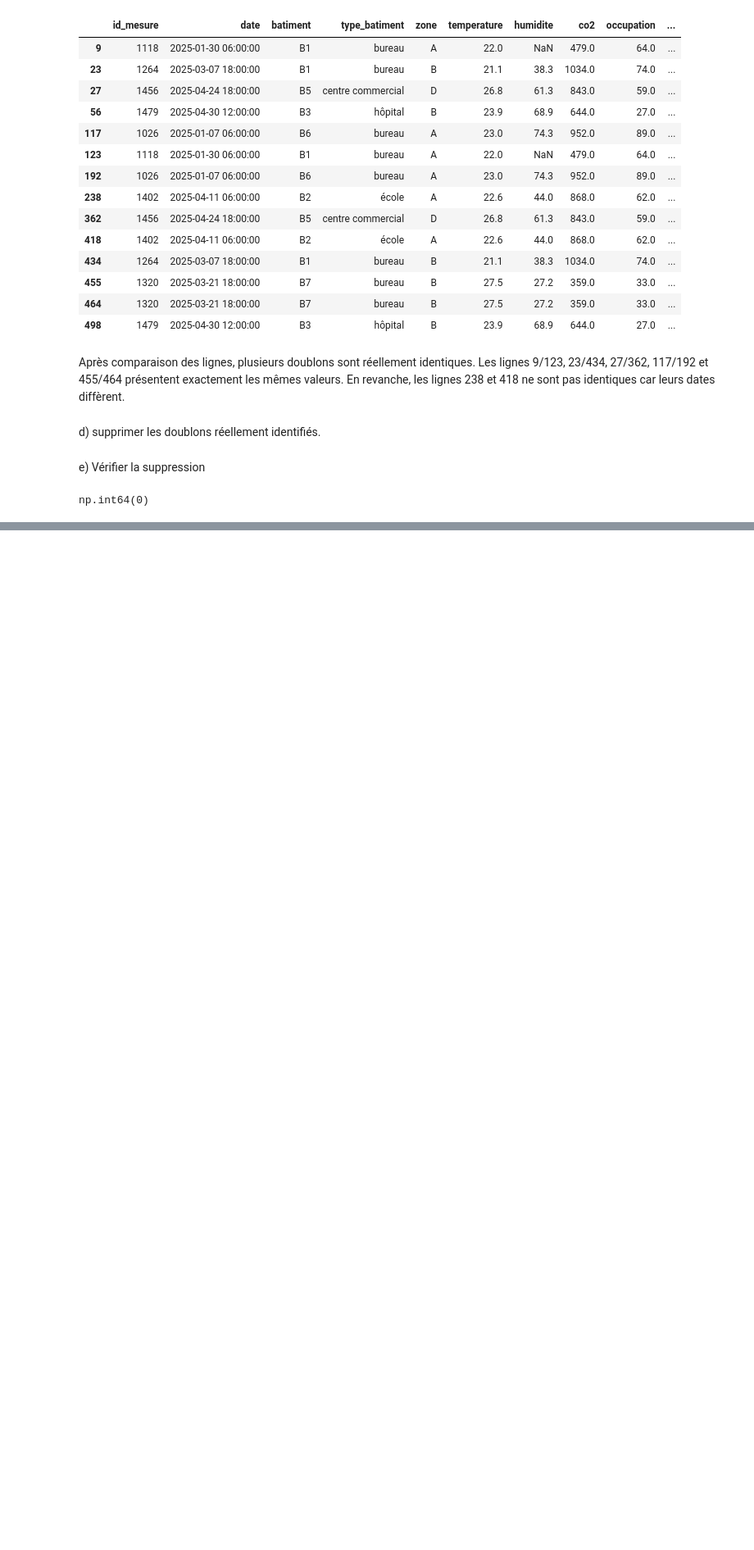
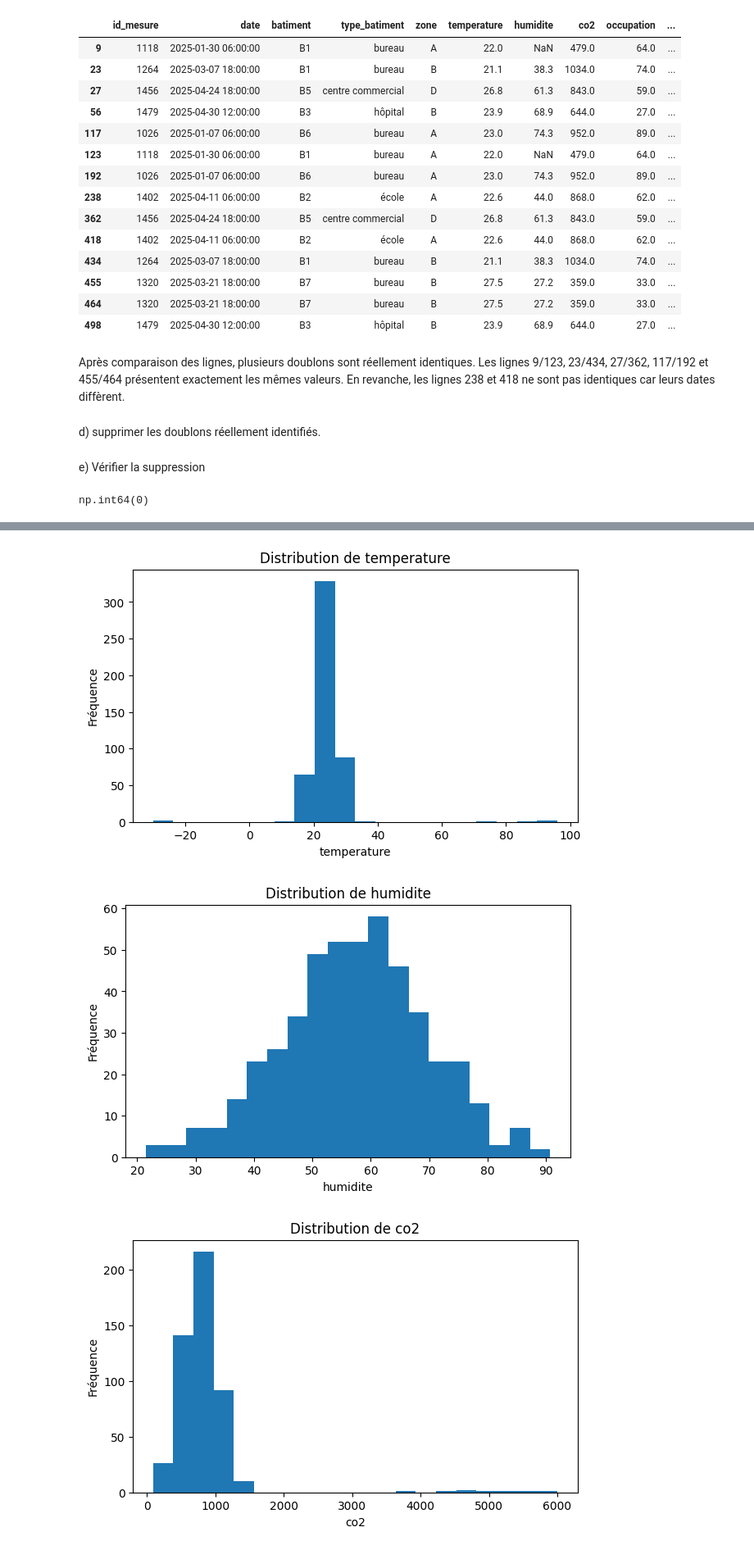
Before and after one commit to binetouwahab/atelier_prepa_donnees_tab, a Jupyter notebook: notebooks/atelier_prepa_donnees_tab.ipynb, the cells around one changed output, grey strips where cells are left out. Shown at 82% size. Cells and saved outputs as stored; diff of their text form; code cells hidden in the pictures; blank space fills up the shorter version.

Commit message:
Pour la température, l’humidité, le CO₂ et la consommation, identifier visuellement

```diff
--- a/notebooks/atelier_prepa_donnees_tab.ipynb
+++ b/notebooks/atelier_prepa_donnees_tab.ipynb
@@ -504,0 +509,16 @@ np.int64(0)
+# %%
+import matplotlib.pyplot as plt
+
+variables = ["temperature", "humidite", "co2", "consommation_kwh"]
+
+for colonne in variables:
+    plt.figure(figsize=(7, 4))
+    plt.hist(df[colonne].dropna(), bins=20)
+    plt.title("Distribution de " + colonne)
+    plt.xlabel(colonne)
+    plt.ylabel("Fréquence")
+    plt.show()
+# %% [output]
+[figure, added]
+[figure, added]
+[figure, added]
```
Also changed, not shown: parts of 3 cells of this notebook.
